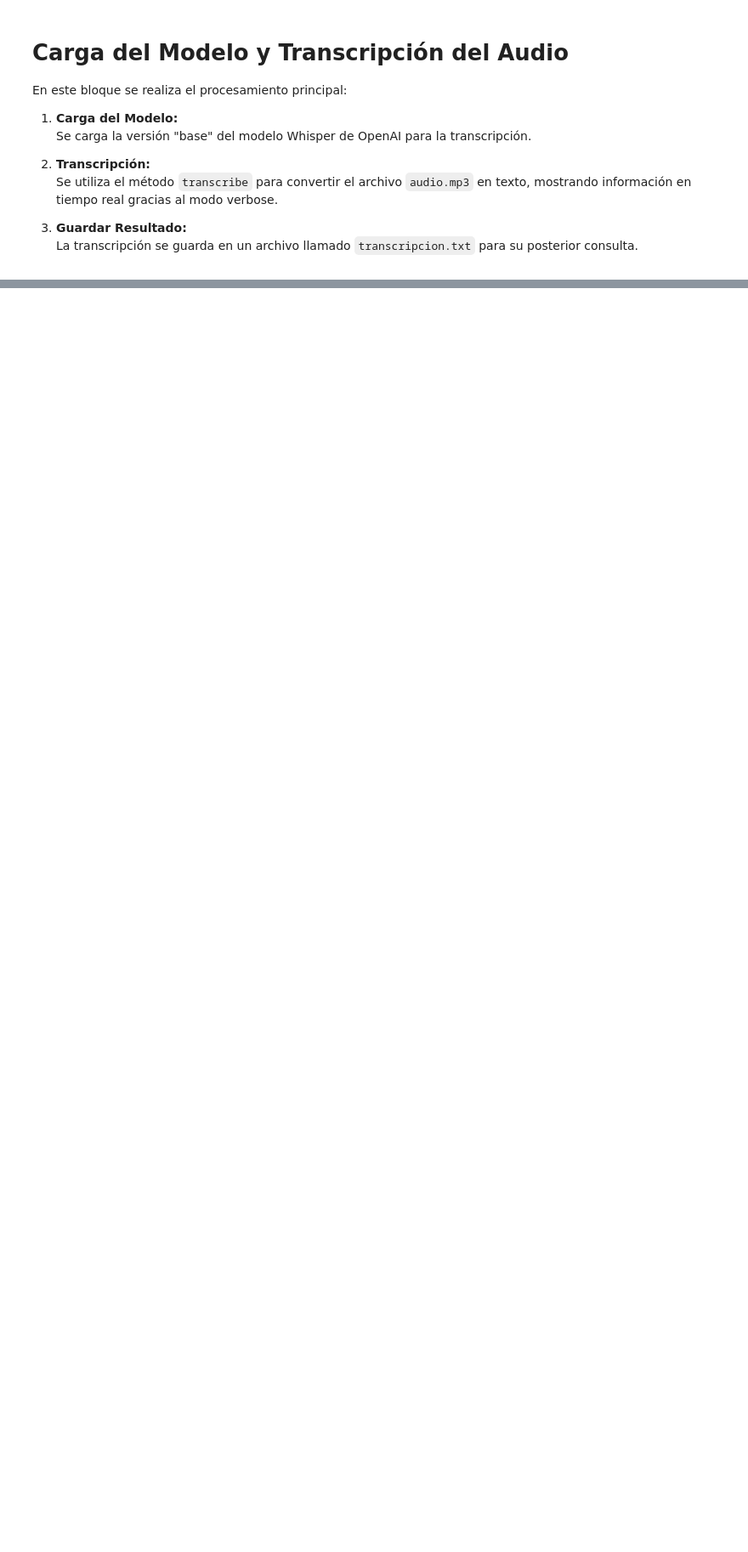
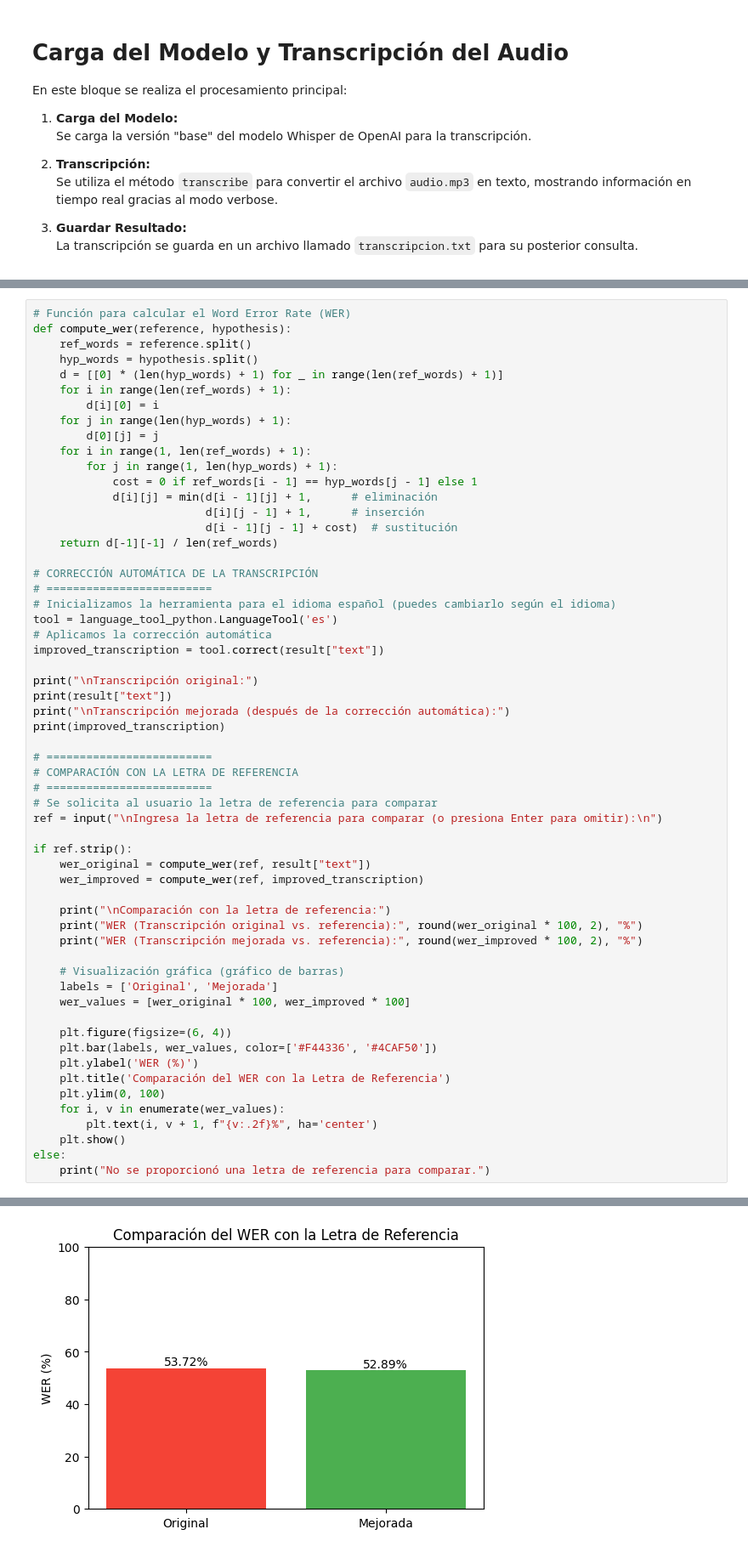
Before and after one commit to Saultr21/IA-Y-BIGDATA, a Jupyter notebook: M2D/Whisper/Whisper.ipynb, the cells around one changed output, grey strips where cells are left out. Shown at 85% size. Cells and saved outputs as stored; diff of their text form; blank space fills up the shorter version.

```diff
--- a/M2D/Whisper/Whisper.ipynb
+++ b/M2D/Whisper/Whisper.ipynb
@@ -128,0 +266,59 @@ with open("transcripcion.txt", "w", encoding="utf-8") as f:
+# %%
+# Función para calcular el Word Error Rate (WER)
+def compute_wer(reference, hypothesis):
+    ref_words = reference.split()
+    hyp_words = hypothesis.split()
+    d = [[0] * (len(hyp_words) + 1) for _ in range(len(ref_words) + 1)]
+    for i in range(len(ref_words) + 1):
+        d[i][0] = i
+    for j in range(len(hyp_words) + 1):
+        d[0][j] = j
+    for i in range(1, len(ref_words) + 1):
+        for j in range(1, len(hyp_words) + 1):
+            cost = 0 if ref_words[i - 1] == hyp_words[j - 1] else 1
+            d[i][j] = min(d[i - 1][j] + 1,      # eliminación
+                          d[i][j - 1] + 1,      # inserción
+                          d[i - 1][j - 1] + cost)  # sustitución
+    return d[-1][-1] / len(ref_words)
+
+# CORRECCIÓN AUTOMÁTICA DE LA TRANSCRIPCIÓN
+# =========================
+# Inicializamos la herramienta para el idioma español (puedes cambiarlo según el idioma)
+tool = language_tool_python.LanguageTool('es')
+# Aplicamos la corrección automática
+improved_transcription = tool.correct(result["text"])
+
+print("\nTranscripción original:")
+print(result["text"])
+print("\nTranscripción mejorada (después de la corrección automática):")
+print(improved_transcription)
+
+# =========================
+# COMPARACIÓN CON LA LETRA DE REFERENCIA
+# =========================
+# Se solicita al usuario la letra de referencia para comparar
+ref = input("\nIngresa la letra de referencia para comparar (o presiona Enter para omitir):\n")
+
+if ref.strip():
+    wer_original = compute_wer(ref, result["text"])
+    wer_improved = compute_wer(ref, improved_transcription)
+
+    print("\nComparación con la letra de referencia:")
+    print("WER (Transcripción original vs. referencia):", round(wer_original * 100, 2), "%")
+    print("WER (Transcripción mejorada vs. referencia):", round(wer_improved * 100, 2), "%")
+
+    # Visualización gráfica (gráfico de barras)
+    labels = ['Original', 'Mejorada']
+    wer_values = [wer_original * 100, wer_improved * 100]
+
+    plt.figure(figsize=(6, 4))
+    plt.bar(labels, wer_values, color=['#F44336', '#4CAF50'])
+    plt.ylabel('WER (%)')
+    plt.title('Comparación del WER con la Letra de Referencia')
+    plt.ylim(0, 100)
+    for i, v in enumerate(wer_values):
+        plt.text(i, v + 1, f"{v:.2f}%", ha='center')
+    plt.show()
+else:
+    print("No se proporcionó una letra de referencia para comparar.")
+# %% [output]
@@ -128,0 +337 @@ with open("transcripcion.txt", "w", encoding="utf-8") as f:
+[figure, added]
```
Also changed, not shown: parts of 10 cells of this notebook.
